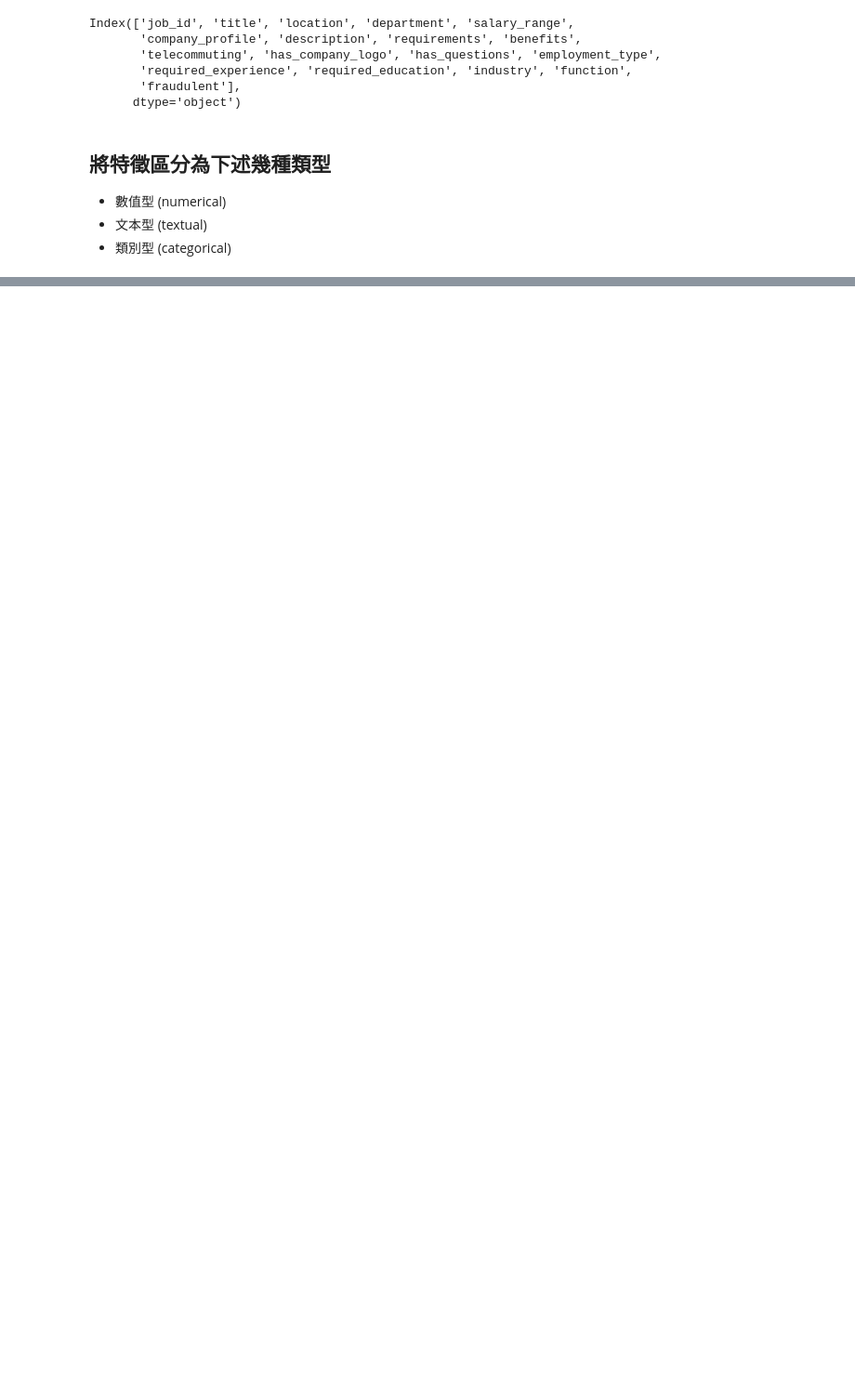
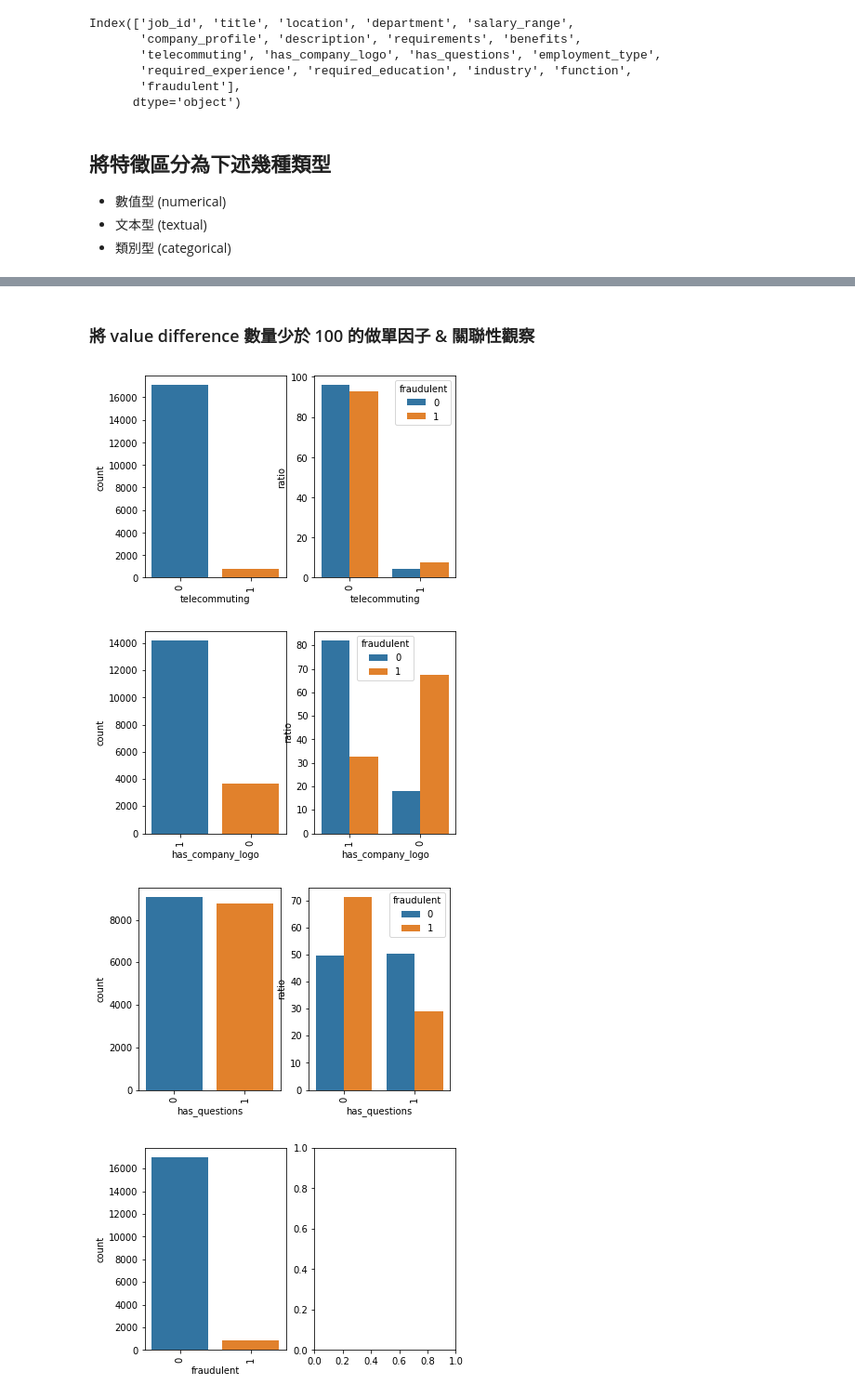
Before and after one commit to chi15036/job-description-prediction, a Jupyter notebook: job-description-prediction.ipynb, the cells around one changed output, grey strips where cells are left out. Shown: that part at 93% size. Saved outputs shown, nothing was run; the diff lists cells and outputs as text; code cells hidden in the pictures; blank space fills up the shorter version.

Commit message:
univariable exploration

```diff
--- a/job-description-prediction.ipynb
+++ b/job-description-prediction.ipynb
@@ -57 +61,35 @@ fraudulent              2
 dtype: int64
+# %% [markdown]
+### 將 value difference 數量少於 100 的做單因子 & 關聯性觀察
+# %%
+def feat_exploration(df, topN=5):
+    for feat in df:
+        fig, (ax1, ax2) = plt.subplots(1, 2)
+
+        # 單因子觀察
+        ax1 = seaborn.countplot(x=feat, data=job_posting, ax=ax1, order=job_posting[feat].value_counts().iloc[:topN].index)
+        ax1.tick_params(axis='x', labelrotation=90)
+
+        # 關聯性觀察
+        if feat == 'fraudulent':
+            continue
+        count_groupby_Y = (job_posting.groupby([feat])['fraudulent']
+                           .value_counts()
+                           .rename('count')
+                           .reset_index()
+                           .sort_values('fraudulent'))
+        total_count = job_posting['fraudulent'].value_counts().rename('total')
+        counts_ratio = pd.merge(count_groupby_Y, total_count, how='left', left_on='fraudulent', right_index=True)
+        counts_ratio['ratio'] = counts_ratio['count'] / counts_ratio['total'] * 100
+        ax2 = seaborn.barplot(x=feat, y="ratio", hue="fraudulent", data=counts_ratio, ax=ax2, order=job_posting[feat].value_counts().iloc[:topN].index)
+        ax2.tick_params(axis='x', labelrotation=90)
+# %%
+# Numerical features
+critical = numerical.nunique() < 100
+num_less100 = critical.index[critical]
+feat_exploration(num_less100)
+# %% [output]
+[figure, added]
+[figure, added]
+[figure, added]
+[figure, added]
```
Also changed, not shown: parts of 5 cells of this notebook.
